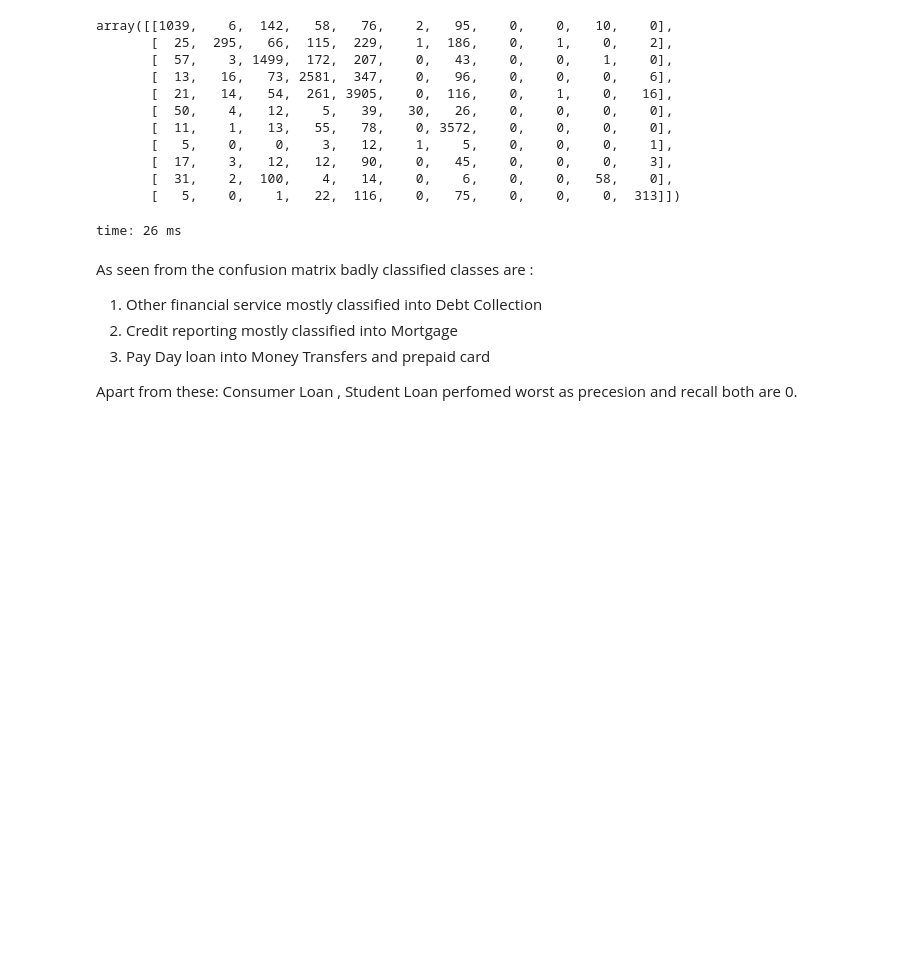
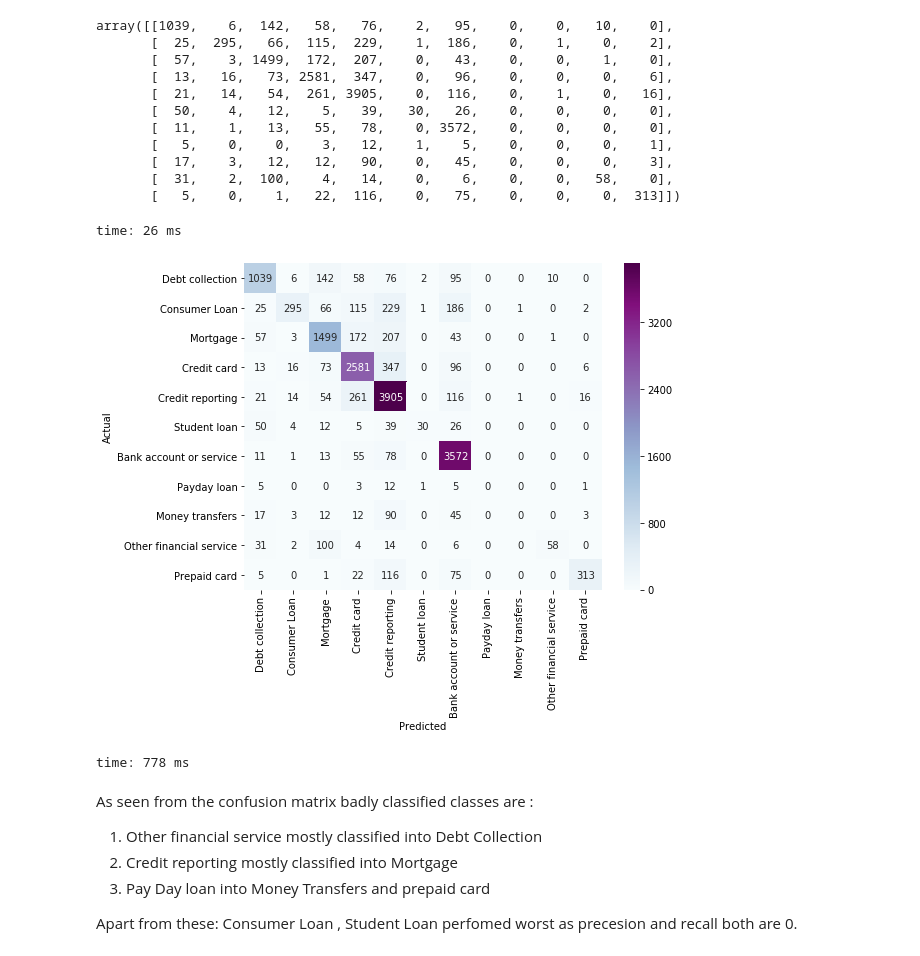
Before and after one commit to richachoudhary/consumer-complaints-classification, a Jupyter notebook: main.ipynb, the cells around one changed output. Drawn from its saved outputs; the diff is of its cells as text; code cells hidden in the pictures; blank space fills up the shorter version.

```diff
--- a/main.ipynb
+++ b/main.ipynb
@@ -411,6 +413,17 @@ array([[1039,    6,  142,   58,   76,    2,   95,    0,    0,   10,    0],
        [  31,    2,  100,    4,   14,    0,    6,    0,    0,   58,    0],
        [   5,    0,    1,   22,  116,    0,   75,    0,    0,    0,  313]])
 time: 26 ms
+# %%
+from sklearn.metrics import confusion_matrix
+conf_mat = confusion_matrix(valid_y, predicted)
+fig, ax = plt.subplots(figsize=(8,6))
+sns.heatmap(conf_mat, annot=True, fmt="d", cmap="BuPu",xticklabels=df1['product'].unique(),yticklabels=df1['product'].unique())
+plt.ylabel('Actual')
+plt.xlabel('Predicted')
+plt.show()
+# %% [output]
+[figure, added]
+time: 778 ms
 # %% [markdown]
 As seen from the confusion matrix badly classified classes are
 :
```
Also changed, not shown: parts of 25 cells of this notebook.
